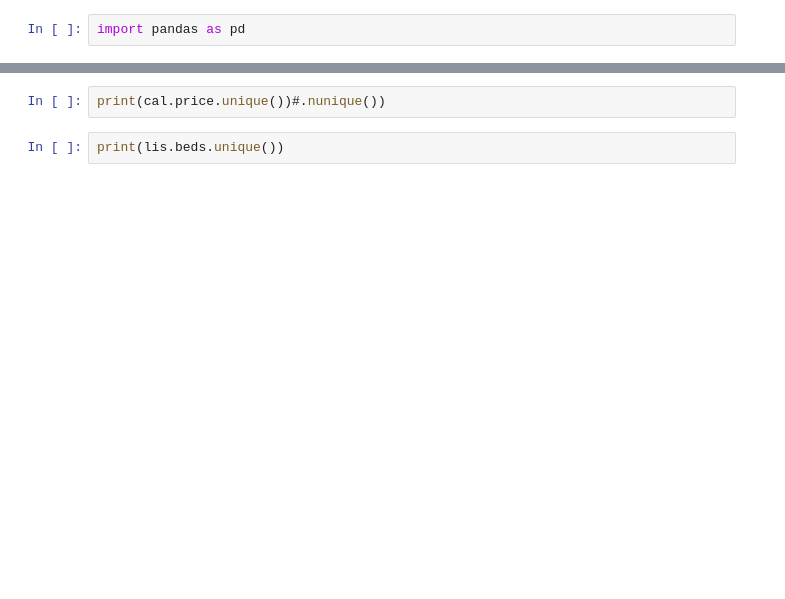
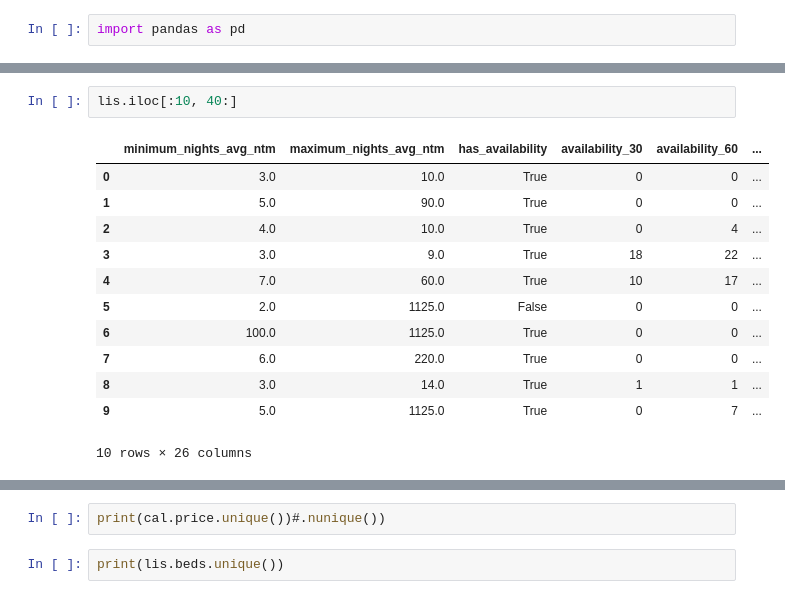
Before and after one commit to elto21ab/DMV, a Jupyter notebook: explore-ELIAS.ipynb, the cells around one changed output, grey strips where cells are left out. Drawn from its saved outputs; the diff is of its cells as text; blank space fills up the shorter version.

```diff
--- a/explore-ELIAS.ipynb
+++ b/explore-ELIAS.ipynb
@@ -104,0 +184,15 @@ Pandas dtype: string
+# %%
+lis.iloc[:10, 40:]
+# %% [output]
+|  | minimum_nights_avg_ntm | maximum_nights_avg_ntm | has_availability | availability_30 | availability_60 | ... |
+| 0 | 3.0 | 10.0 | True | 0 | 0 | ... |
+| 1 | 5.0 | 90.0 | True | 0 | 0 | ... |
+| 2 | 4.0 | 10.0 | True | 0 | 4 | ... |
+| 3 | 3.0 | 9.0 | True | 18 | 22 | ... |
+| 4 | 7.0 | 60.0 | True | 10 | 17 | ... |
+| 5 | 2.0 | 1125.0 | False | 0 | 0 | ... |
+| 6 | 100.0 | 1125.0 | True | 0 | 0 | ... |
+| 7 | 6.0 | 220.0 | True | 0 | 0 | ... |
+| 8 | 3.0 | 14.0 | True | 1 | 1 | ... |
+| 9 | 5.0 | 1125.0 | True | 0 | 7 | ... |
+10 rows × 26 columns
```
Also changed, not shown: parts of 25 cells of this notebook.
